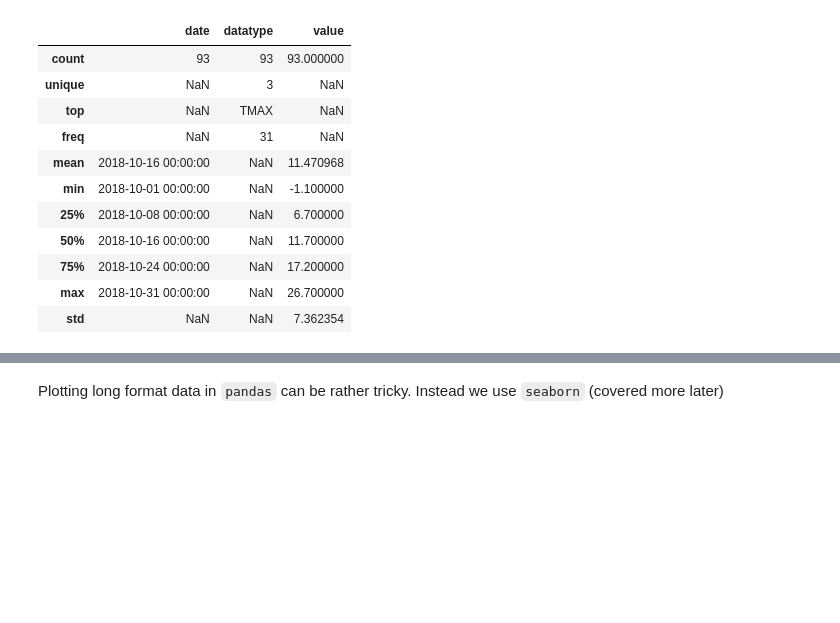
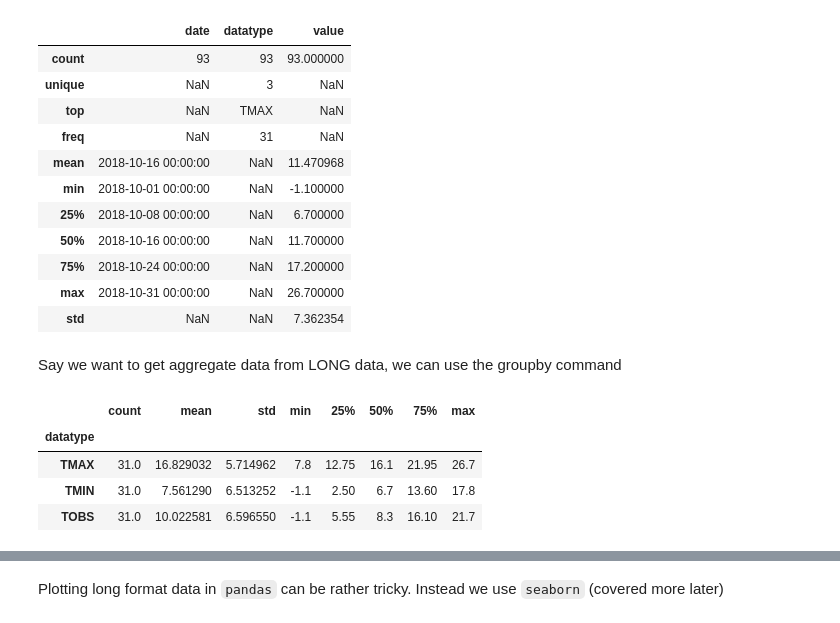
Before and after one commit to ericcoopey/dsa250_sp26, a Jupyter notebook: M3-DataManipulation/7-wide_vs_long.ipynb, the cells around one changed output, grey strips where cells are left out. Saved outputs shown, nothing was run; the diff lists cells and outputs as text; code cells hidden in the pictures; blank space fills up the shorter version.

Commit message:
group by and cut examples

```diff
--- a/M3-DataManipulation/7-wide_vs_long.ipynb
+++ b/M3-DataManipulation/7-wide_vs_long.ipynb
@@ -84,3 +84,14 @@ long_df.describe(include='all')
 | 75% | 2018-10-24 00:00:00 | NaN | 17.200000 |
 | max | 2018-10-31 00:00:00 | NaN | 26.700000 |
 | std | NaN | NaN | 7.362354 |
+# %% [markdown]
+Say we want to get aggregate data from LONG data, we can use the groupby command
+# %%
+# use group by and aggregate to get the mean value for each date and datatype
+long_df.groupby(['datatype'])['value'].describe()
+# %% [output]
+|  | count | mean | std | min | 25% | 50% | 75% | max |
+| datatype |  |  |  |  |  |  |  |  |
+| TMAX | 31.0 | 16.829032 | 5.714962 | 7.8 | 12.75 | 16.1 | 21.95 | 26.7 |
+| TMIN | 31.0 | 7.561290 | 6.513252 | -1.1 | 2.50 | 6.7 | 13.60 | 17.8 |
+| TOBS | 31.0 | 10.022581 | 6.596550 | -1.1 | 5.55 | 8.3 | 16.10 | 21.7 |
```
Also changed, not shown: parts of 4 cells of this notebook.
